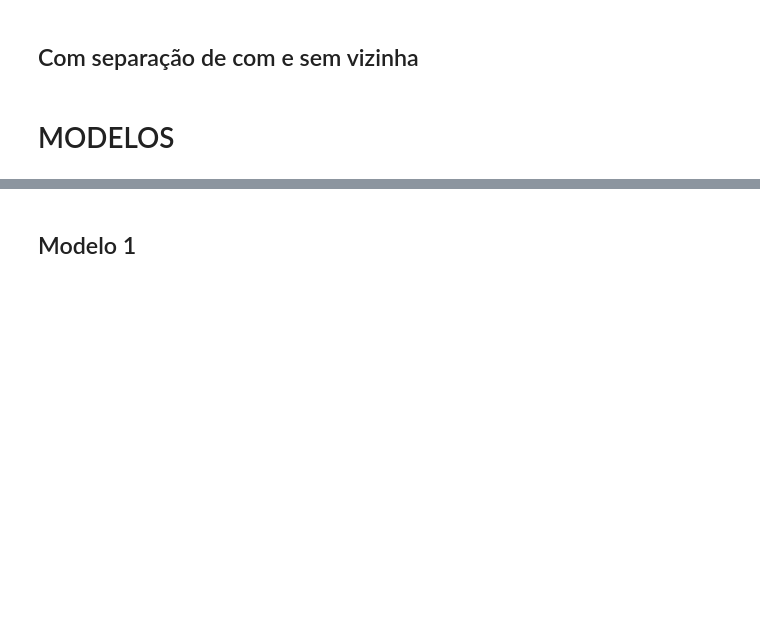
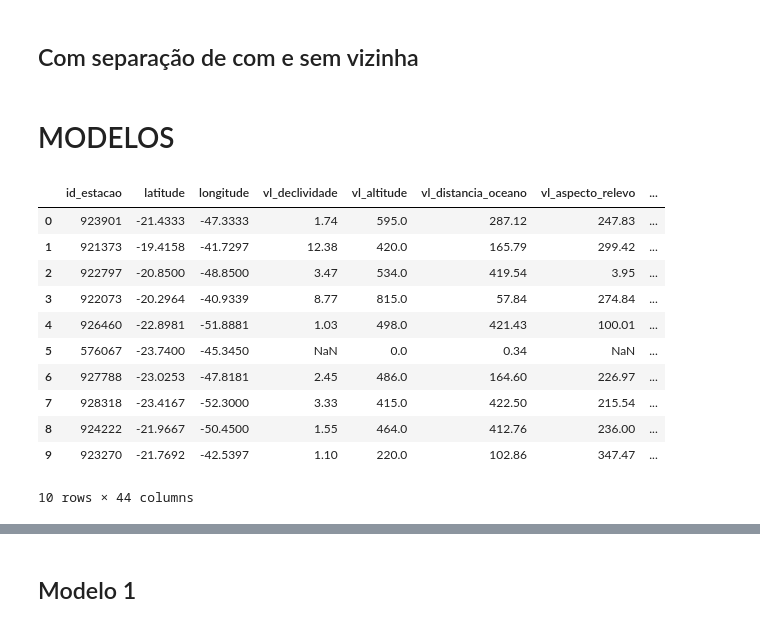
Before and after one commit to mateus-santos-rocha/doutorado, a Jupyter notebook: 3.modelling.ipynb, the cells around one changed output, grey strips where cells are left out. Saved outputs shown, nothing was run; the diff lists cells and outputs as text; code cells hidden in the pictures; blank space fills up the shorter version.

```diff
--- a/3.modelling.ipynb
+++ b/3.modelling.ipynb
@@ -362,3 +362,18 @@ minimo_muita_chuva = 20
 
 
 abt_estacoes_vizinhas = get_abt_estacoes_vizinhas(modelling_conn=modelling_conn)
+# %%
+modelling_conn.execute("SELECT * FROM abt_estacoes_5_vizinhas LIMIT 10").fetch_df()
+# %% [output]
+|  | id_estacao | latitude | longitude | vl_declividade | vl_altitude | vl_distancia_oceano | vl_aspecto_relevo | ... |
+| 0 | 923901 | -21.4333 | -47.3333 | 1.74 | 595.0 | 287.12 | 247.83 | ... |
+| 1 | 921373 | -19.4158 | -41.7297 | 12.38 | 420.0 | 165.79 | 299.42 | ... |
+| 2 | 922797 | -20.8500 | -48.8500 | 3.47 | 534.0 | 419.54 | 3.95 | ... |
+| 3 | 922073 | -20.2964 | -40.9339 | 8.77 | 815.0 | 57.84 | 274.84 | ... |
+| 4 | 926460 | -22.8981 | -51.8881 | 1.03 | 498.0 | 421.43 | 100.01 | ... |
+| 5 | 576067 | -23.7400 | -45.3450 | NaN | 0.0 | 0.34 | NaN | ... |
+| 6 | 927788 | -23.0253 | -47.8181 | 2.45 | 486.0 | 164.60 | 226.97 | ... |
+| 7 | 928318 | -23.4167 | -52.3000 | 3.33 | 415.0 | 422.50 | 215.54 | ... |
+| 8 | 924222 | -21.9667 | -50.4500 | 1.55 | 464.0 | 412.76 | 236.00 | ... |
+| 9 | 923270 | -21.7692 | -42.5397 | 1.10 | 220.0 | 102.86 | 347.47 | ... |
+10 rows × 44 columns
```
Also changed, not shown: parts of 11 cells of this notebook, 2 other files.
